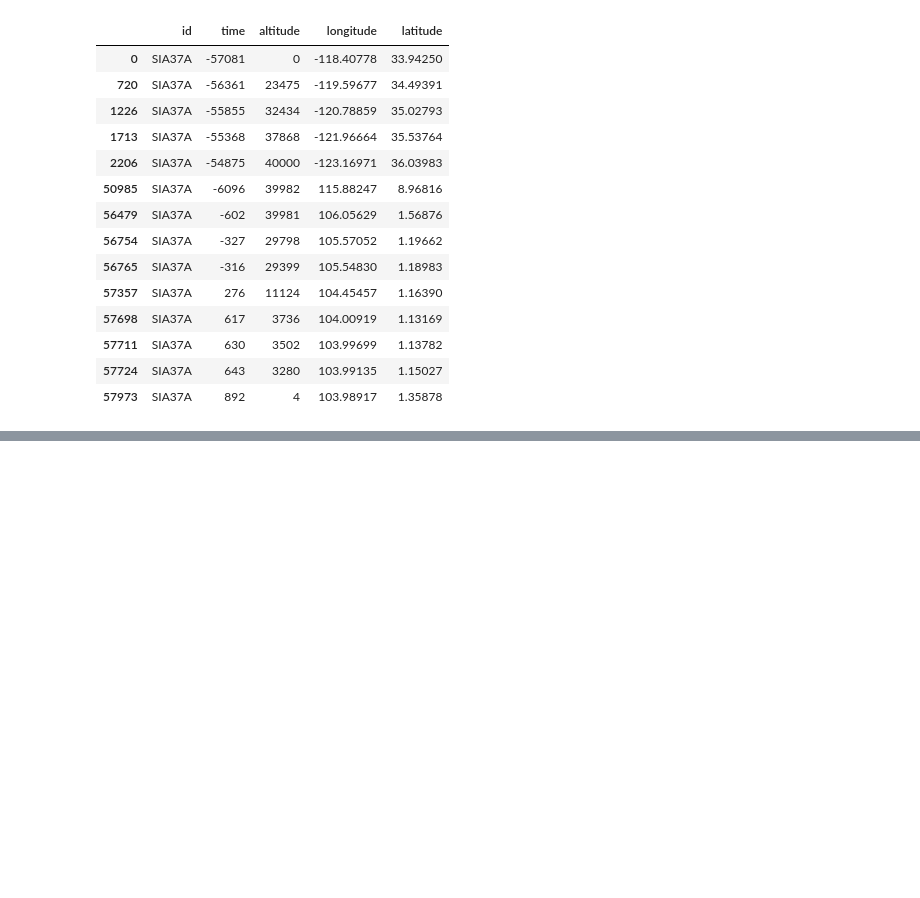
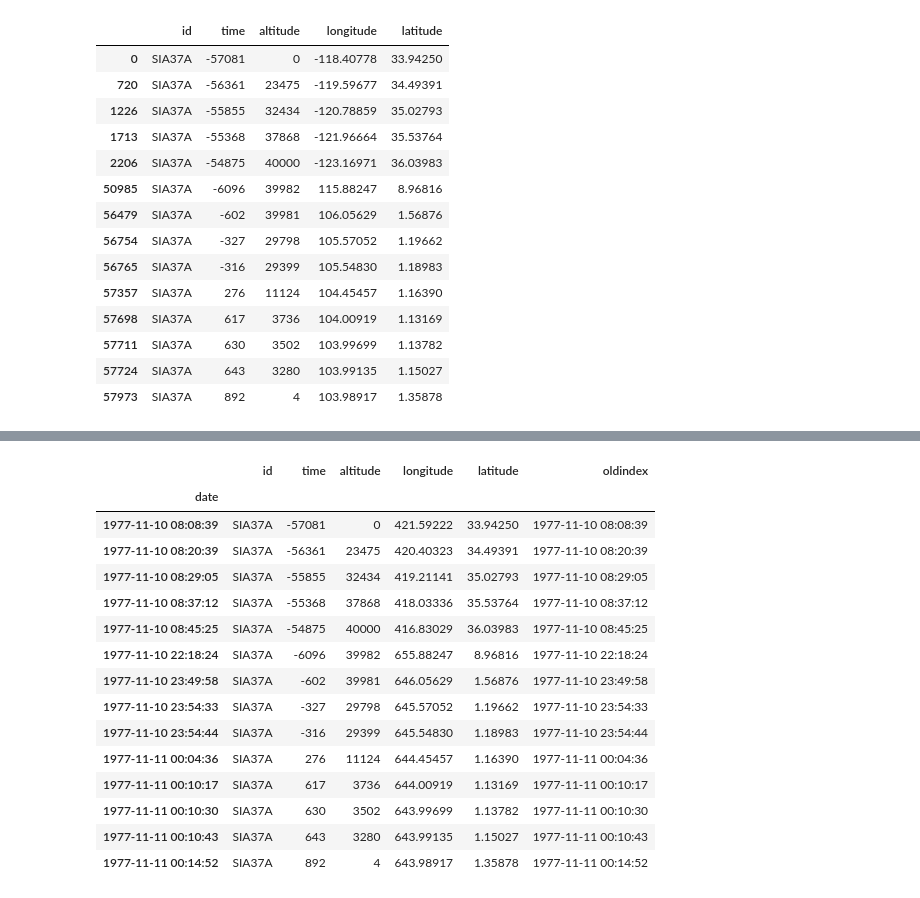
Before and after one commit to michaschultz/mobileSector, a Jupyter notebook: msdata/prepareFIR.ipynb, the cells around one changed output, grey strips where cells are left out. Drawn from its saved outputs; the diff is of its cells as text; code cells hidden in the pictures; blank space fills up the shorter version.

```diff
--- a/msdata/prepareFIR.ipynb
+++ b/msdata/prepareFIR.ipynb
@@ -243,3 +242,37 @@ dfs.plot(x="longitude", y="latitude", kind="scatter", c="altitude", colormap= "Y
+# %%
+import datetime
+
+ddt = 248054400  # 11.11.77 for fun
+
+dfs_r = dfs
+
+dfs_r['date'] = pd.to_datetime(dfs['time'] + ddt, unit='s')
+dfs_r['longitude'] = dfs_r['longitude'] + 180
+dfs_r['oldindex'] = dfs_r.index
+dfs_r.set_index('date',inplace=True)
+
+dfs_r= dfs_r.reindex(pd.date_range(start=df.index.min(), end=df.index.max(), freq='60s'))
+
+# dfs_resample['moehre'] = dfs_resample['longitude'] + 180
+
+dfs
+# %% [output]
+|  | id | time | altitude | longitude | latitude | oldindex |
+| date |  |  |  |  |  |  |
+| 1977-11-10 08:08:39 | SIA37A | -57081 | 0 | 421.59222 | 33.94250 | 1977-11-10 08:08:39 |
+| 1977-11-10 08:20:39 | SIA37A | -56361 | 23475 | 420.40323 | 34.49391 | 1977-11-10 08:20:39 |
+| 1977-11-10 08:29:05 | SIA37A | -55855 | 32434 | 419.21141 | 35.02793 | 1977-11-10 08:29:05 |
+| 1977-11-10 08:37:12 | SIA37A | -55368 | 37868 | 418.03336 | 35.53764 | 1977-11-10 08:37:12 |
+| 1977-11-10 08:45:25 | SIA37A | -54875 | 40000 | 416.83029 | 36.03983 | 1977-11-10 08:45:25 |
+| 1977-11-10 22:18:24 | SIA37A | -6096 | 39982 | 655.88247 | 8.96816 | 1977-11-10 22:18:24 |
+| 1977-11-10 23:49:58 | SIA37A | -602 | 39981 | 646.05629 | 1.56876 | 1977-11-10 23:49:58 |
+| 1977-11-10 23:54:33 | SIA37A | -327 | 29798 | 645.57052 | 1.19662 | 1977-11-10 23:54:33 |
+| 1977-11-10 23:54:44 | SIA37A | -316 | 29399 | 645.54830 | 1.18983 | 1977-11-10 23:54:44 |
+| 1977-11-11 00:04:36 | SIA37A | 276 | 11124 | 644.45457 | 1.16390 | 1977-11-11 00:04:36 |
+| 1977-11-11 00:10:17 | SIA37A | 617 | 3736 | 644.00919 | 1.13169 | 1977-11-11 00:10:17 |
+| 1977-11-11 00:10:30 | SIA37A | 630 | 3502 | 643.99699 | 1.13782 | 1977-11-11 00:10:30 |
+| 1977-11-11 00:10:43 | SIA37A | 643 | 3280 | 643.99135 | 1.15027 | 1977-11-11 00:10:43 |
+| 1977-11-11 00:14:52 | SIA37A | 892 | 4 | 643.98917 | 1.35878 | 1977-11-11 00:14:52 |
 # %%
 # vectorized haversine function
 def distance(lat1: list, lon1: list, lat2 : list = None, lon2 : list = None) -> list:
```
Also changed, not shown: parts of 5 cells of this notebook.
